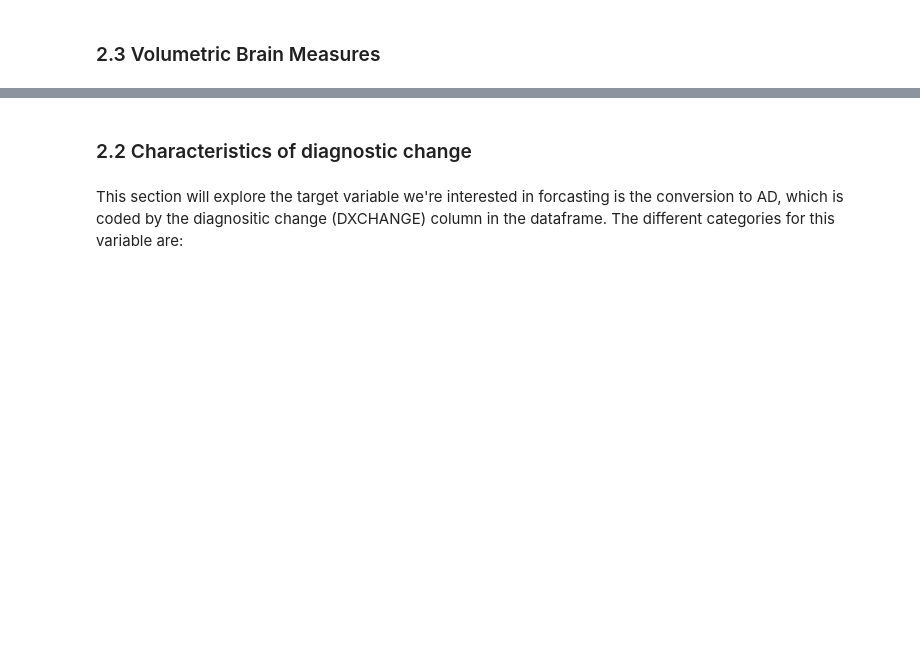
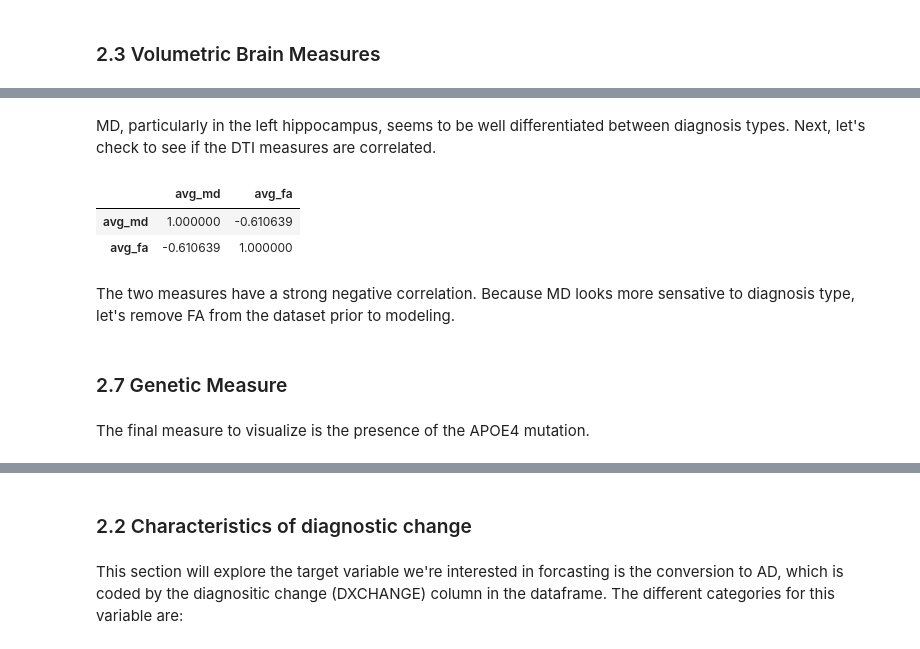
Before and after one commit to keshavkrishnagangwar/springboard_data_science, a Jupyter notebook: capstone_1_mri/eda.ipynb, the cells around one changed output, grey strips where cells are left out. Cells and saved outputs as stored; diff of their text form; code cells hidden in the pictures; blank space fills up the shorter version.

Commit message:
Finished EDA on measures by baseline dx

```diff
--- a/capstone_1_mri/eda.ipynb
+++ b/capstone_1_mri/eda.ipynb
@@ -27,8 +75,8 @@ plotly.offline.init_notebook_mode(connected=True)
 # %%
+# list of measures to drop from analysis based on inspection of the dataset
+measures_to_drop = []
 # load cleaned dataframe
 df = pd.read_csv('df_cleaned.csv', index_col=0)
-# make headers lower case
-df.columns = map(str.lower, df.columns)
 # %% [markdown]
 ## 2. Exploratory Data Analysis
 # %% [markdown]
@@ -37,7 +85,7 @@ df.columns = map(str.lower, df.columns)
 In this first section, we'll look at some of the demographic information available in the dataset and how it relates to the different levels of cognitive function.
 # %%
 # extract entries from baseline
-df_bl = df[df.viscode == 0]
+df_bl = df[df.viscode == 0].copy()
 # extract gender series
 x0 = df_bl.age[df.ptgender == 'Male']
 x1 = df_bl.age[df.ptgender == 'Female']
@@ -348,0 +549,14 @@ Next, let's look at the relationship between age and (1) performance on the diff
+# %% [markdown]
+MD, particularly in the left hippocampus, seems to be well differentiated between diagnosis types. Next, let's check to see if the DTI measures are correlated.
+# %%
+df_bl['avg_md'] = (df_bl['md_hippocampus_l'] + df_bl['md_hippocampus_r'])/2
+# %%
+df_bl['avg_fa'] = (df_bl['fa_hippocampus_l'] + df_bl['fa_hippocampus_r'])/2
+# %%
+df_bl[['avg_md', 'avg_fa']].corr()
+# %% [output]
+|  | avg_md | avg_fa |
+| avg_md | 1.000000 | -0.610639 |
+| avg_fa | -0.610639 | 1.000000 |
+# %% [markdown]
+The two measures have a strong negative correlation. Because MD looks more sensative to diagnosis type, let's remove FA from the dataset prior to modeling.
@@ -348,0 +566,4 @@ Next, let's look at the relationship between age and (1) performance on the diff
+# %% [markdown]
+### 2.7 Genetic Measure
+# %% [markdown]
+The final measure to visualize is the presence of the APOE4 mutation.
```
Also changed, not shown: parts of 51 cells of this notebook.
